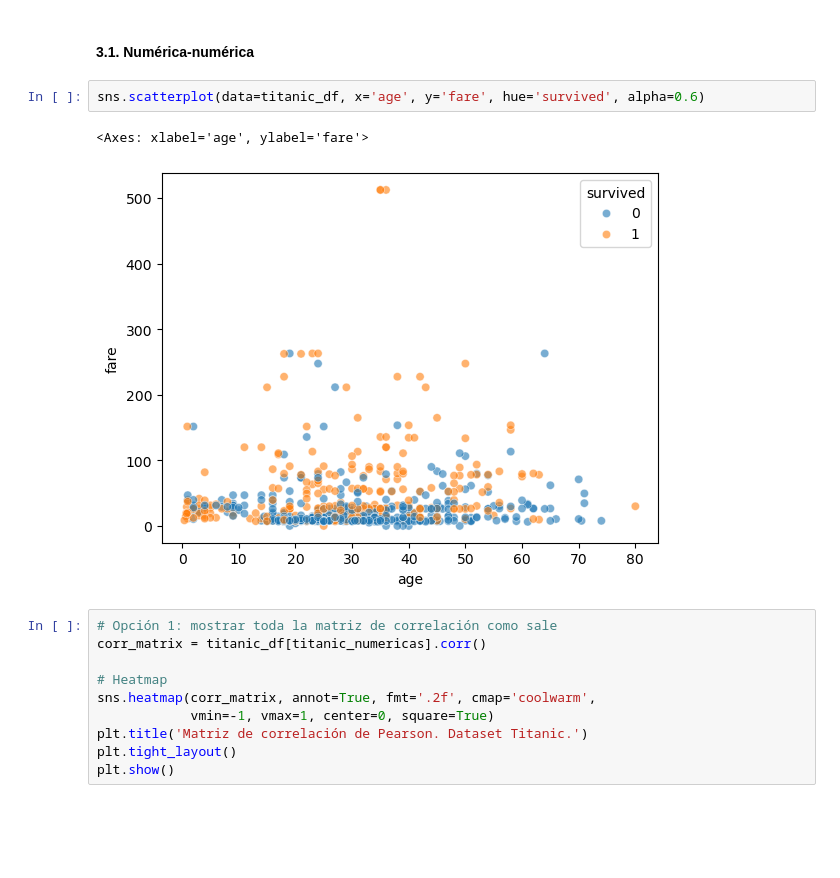
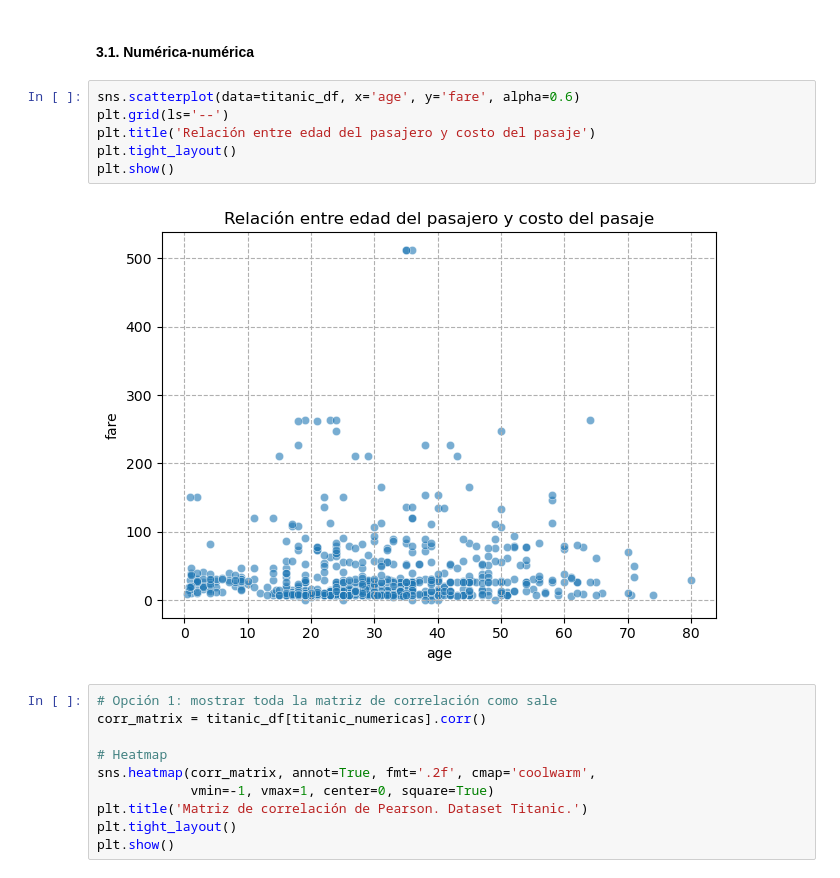
Before and after one commit to FIUBA-Posgrado-Inteligencia-Artificial/CEIA_Analisis_de_datos, a Jupyter notebook: notebooks/clase_02_intro_EDA_Titanic.ipynb, the cells around one changed output. Saved outputs shown, nothing was run; the diff lists cells and outputs as text; blank space fills up the shorter version.

```diff
--- a/notebooks/clase_02_intro_EDA_Titanic.ipynb
+++ b/notebooks/clase_02_intro_EDA_Titanic.ipynb
@@ -603,10 +653,13 @@ plt.show()
 # %% [markdown]
 #### 3.1. Numérica-numérica
 # %%
-sns.scatterplot(data=titanic_df, x='age', y='fare', hue='survived', alpha=0.6)
+sns.scatterplot(data=titanic_df, x='age', y='fare', alpha=0.6)
+plt.grid(ls='--')
+plt.title('Relación entre edad del pasajero y costo del pasaje')
+plt.tight_layout()
+plt.show()
 # %% [output]
-<Axes: xlabel='age', ylabel='fare'>
-[figure, old version]
+[figure, new version]
 # %%
 # Opción 1: mostrar toda la matriz de correlación como sale
 corr_matrix = titanic_df[titanic_numericas].corr()
```
Also changed, not shown: parts of 19 cells of this notebook, 1 other file.
